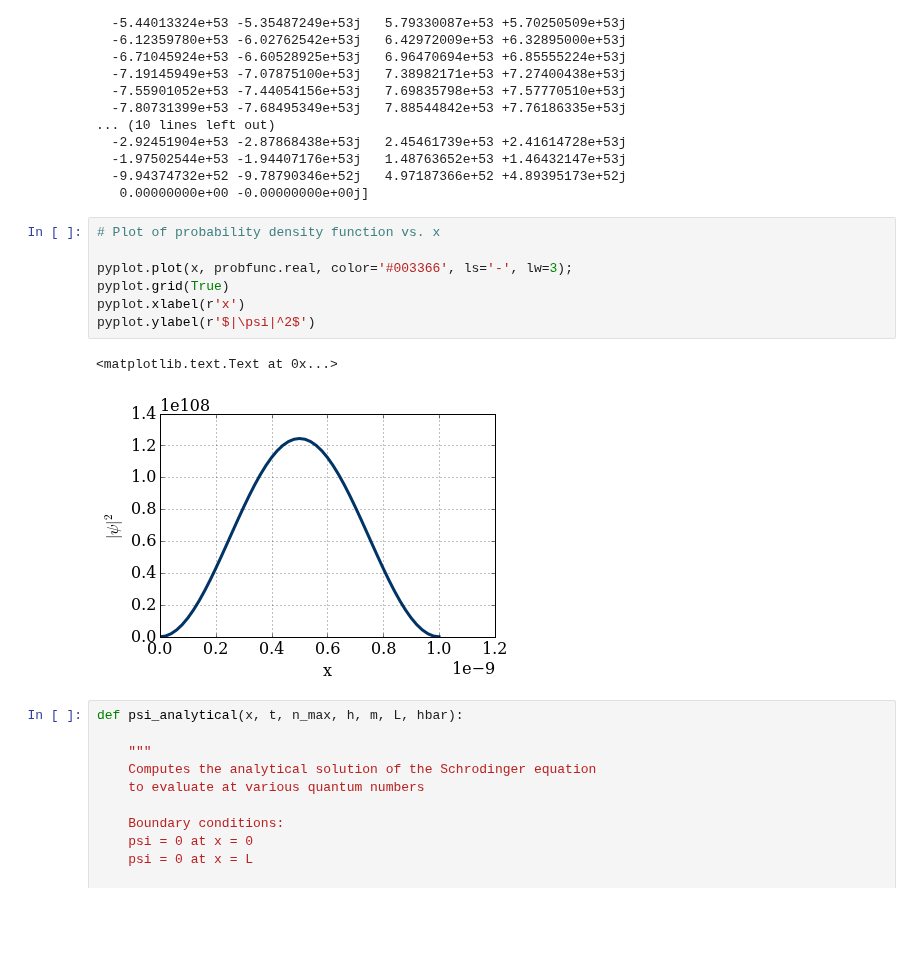
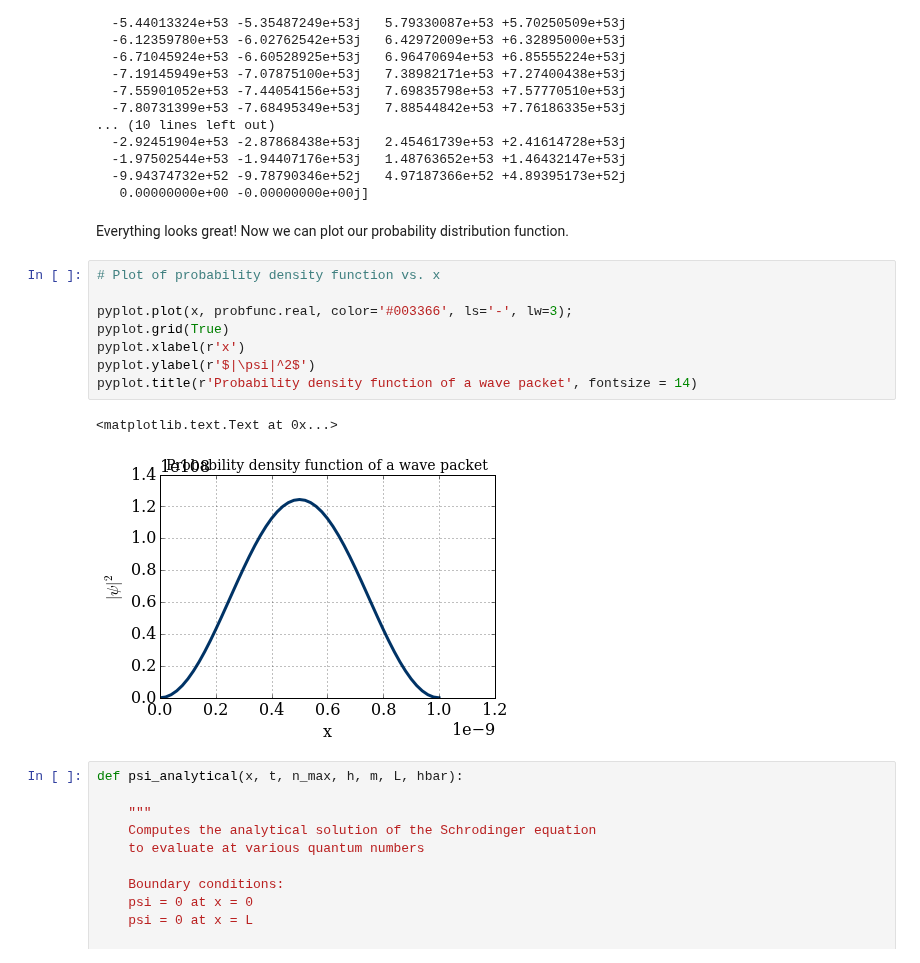
Before and after one commit to numerical-mooc/assignment-bank-2015, a Jupyter notebook: NDodbele/Schrodinger.ipynb, the cells around one changed output. Drawn from its saved outputs; the diff is of its cells as text; blank space fills up the shorter version.

```diff
--- a/NDodbele/Schrodinger.ipynb
+++ b/NDodbele/Schrodinger.ipynb
@@ -384,16 +402,19 @@ print(psi_conj)
   -1.97502544e+53 -1.94407176e+53j   1.48763652e+53 +1.46432147e+53j
   -9.94374732e+52 -9.78790346e+52j   4.97187366e+52 +4.89395173e+52j
    0.00000000e+00 -0.00000000e+00j]
+# %% [markdown]
+Everything looks great! Now we can plot our probability distribution function.
 # %%
 # Plot of probability density function vs. x
 
 pyplot.plot(x, probfunc.real, color='#003366', ls='-', lw=3);
 pyplot.grid(True)
 pyplot.xlabel(r'x')
 pyplot.ylabel(r'$|\psi|^2$')
+pyplot.title(r'Probability density function of a wave packet', fontsize = 14)
 # %% [output]
 <matplotlib.text.Text at 0x...>
-[figure, old version]
+[figure, new version]
 # %%
 def psi_analytical(x, t, n_max, h, m, L, hbar):
 
```
Also changed, not shown: parts of 3 cells of this notebook.
